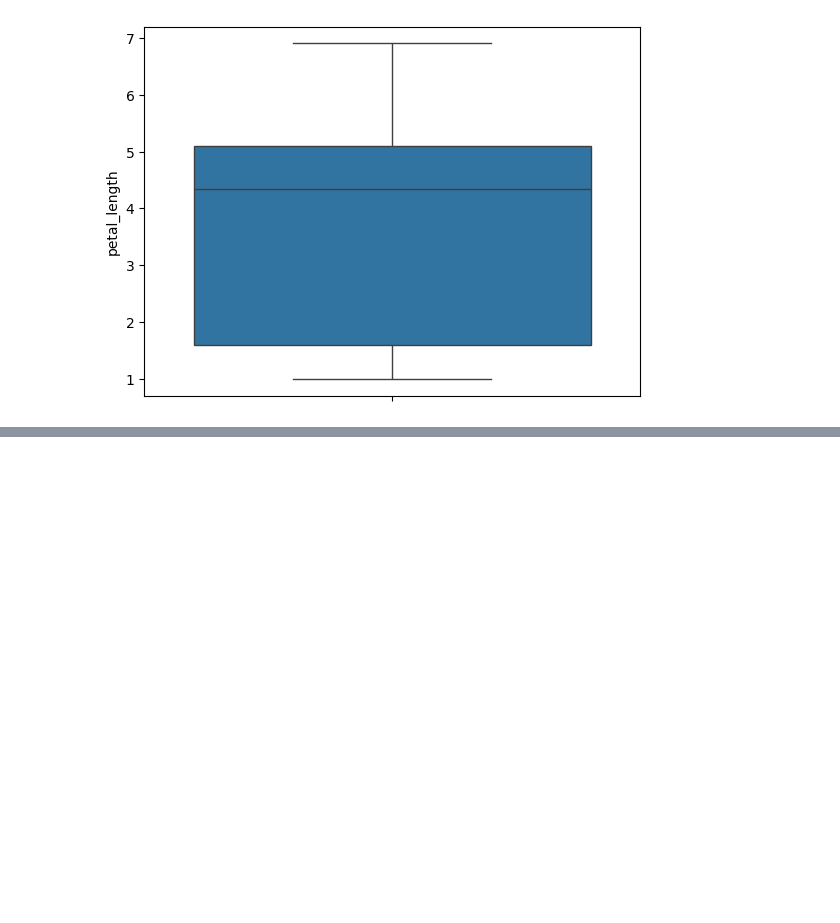
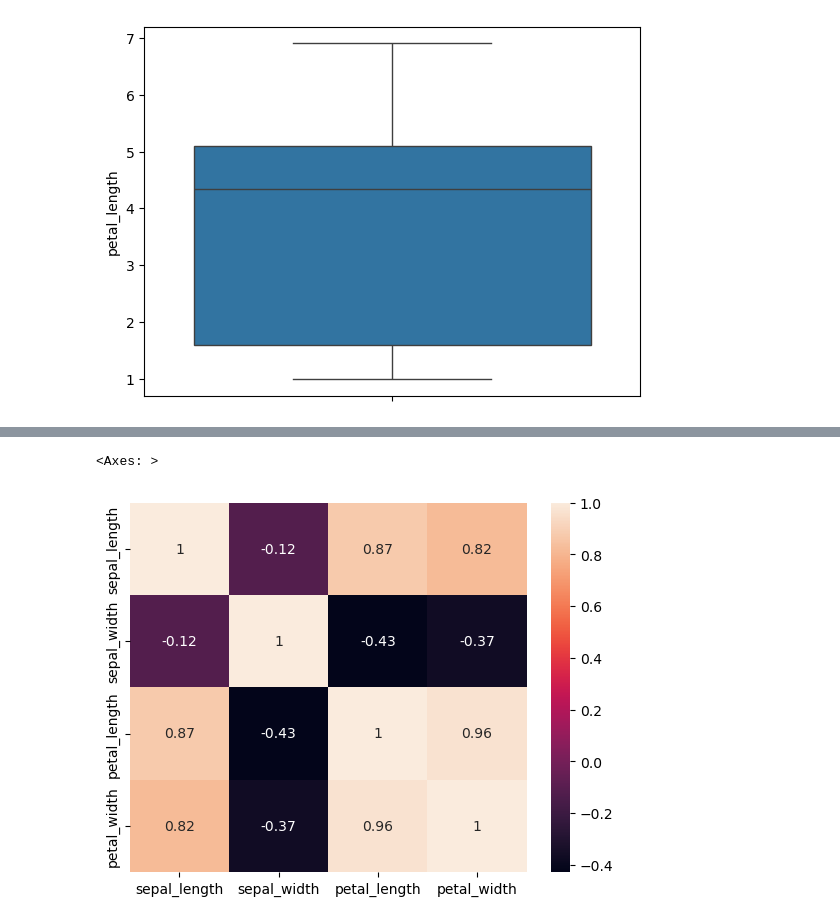
Before and after one commit to leandroclv/python_analise_dados_udemy, a Jupyter notebook: estatistica/esatistica.ipynb, the cells around one changed output, grey strips where cells are left out. Drawn from its saved outputs; the diff is of its cells as text; code cells hidden in the pictures; blank space fills up the shorter version.

```diff
--- a/estatistica/esatistica.ipynb
+++ b/estatistica/esatistica.ipynb
@@ -86,0 +188,5 @@ sns.boxplot(base_dados['petal_length'])
+# %%
+sns.heatmap(base_dados.corr(numeric_only=True), annot=True)
+# %% [output]
+<Axes: >
+[figure, added]
```
Also changed, not shown: parts of 24 cells of this notebook, 4 other files.
